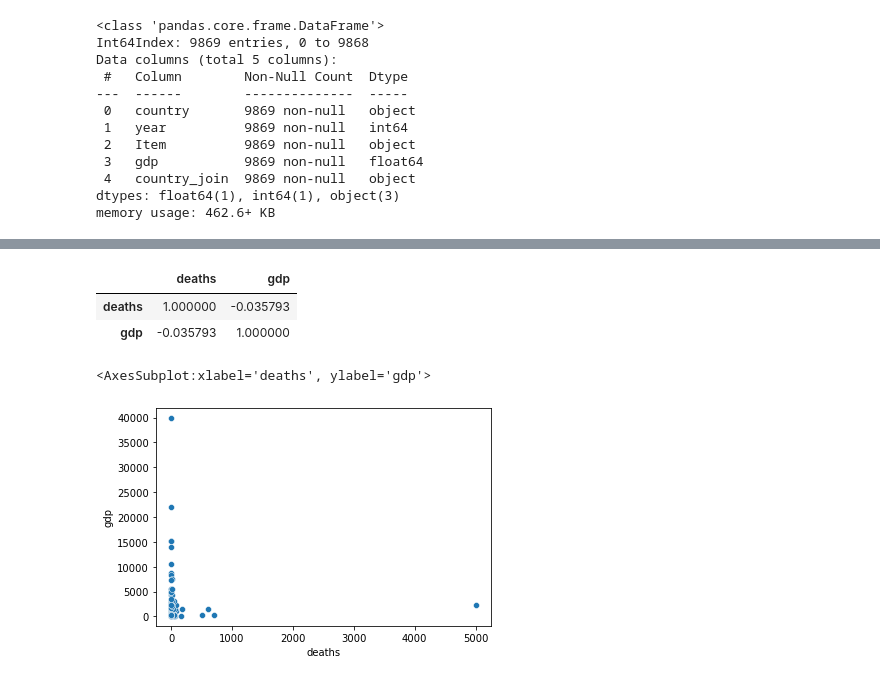
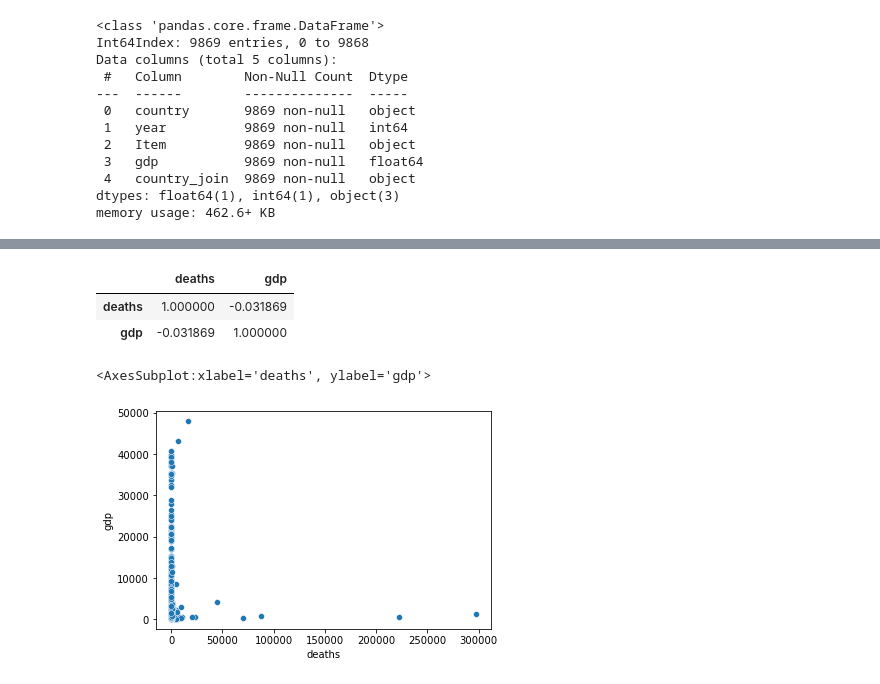
Before and after one commit to nss-data-science-cohort-4/dq3-earthquakes-fully-loaded-nachos, a Jupyter notebook: Notebooks/07_deadliness_factors.ipynb, the cells around one changed output, grey strips where cells are left out. Cells and saved outputs as stored; diff of their text form; code cells hidden in the pictures.

```diff
--- a/Notebooks/07_deadliness_factors.ipynb
+++ b/Notebooks/07_deadliness_factors.ipynb
@@ -48,4 +48,4 @@ eq_table['present-day country and link to wikipedia article']
 1339           Indonesia (see Lombok earthquake)
 Name: present-day country and link to wikipedia article, Length: 1340, dtype: object
 # %%
-eq_table['country'] = eq_table['present-day country and link to wikipedia article'].apply(lambda x: x.split(' ()', 1)[0])
+eq_table['country'] = eq_table['present-day country and link to wikipedia article'].apply(lambda x: x.split(' (', 1)[0])
@@ -51,0 +56,2 @@ eq_table['country'] = eq_table['present-day country and link to wikipedia articl
+# %%
+eq_table.at[1033, 'country'] = 'Venezuela'
@@ -117,4 +162,4 @@ Data columns (total 5 columns):
 dtypes: float64(1), int64(1), object(3)
 memory usage: 462.6+ KB
 # %%
-eq_table_pop_gdp = eq_table_pop.merge(un_gdp, on=['country_join', 'year'] )
+eq_table_gdp = eq_table.merge(un_gdp, on=['country_join', 'year'] )
@@ -121,12 +214,12 @@ eq_table_pop_gdp = eq_table_pop.merge(un_gdp, on=['country_join', 'year'] )
 # %%
-eq_table_pop_gdp[['deaths', 'gdp']].corr()
+eq_table_gdp[['deaths', 'gdp']].corr()
 # %% [output]
 |  | deaths | gdp |
-| deaths | 1.000000 | -0.035793 |
-| gdp | -0.035793 | 1.000000 |
+| deaths | 1.000000 | -0.031869 |
+| gdp | -0.031869 | 1.000000 |
 # %%
-sns.scatterplot(x='deaths', y='gdp', data=eq_table_pop_gdp[['deaths', 'gdp']])
+sns.scatterplot(x='deaths', y='gdp', data=eq_table_gdp[['deaths', 'gdp']])
 # %% [output]
 <AxesSubplot:xlabel='deaths', ylabel='gdp'>
-[figure, old version]
+[figure, new version]
 # %%
```
Also changed, not shown: parts of 19 cells of this notebook.
